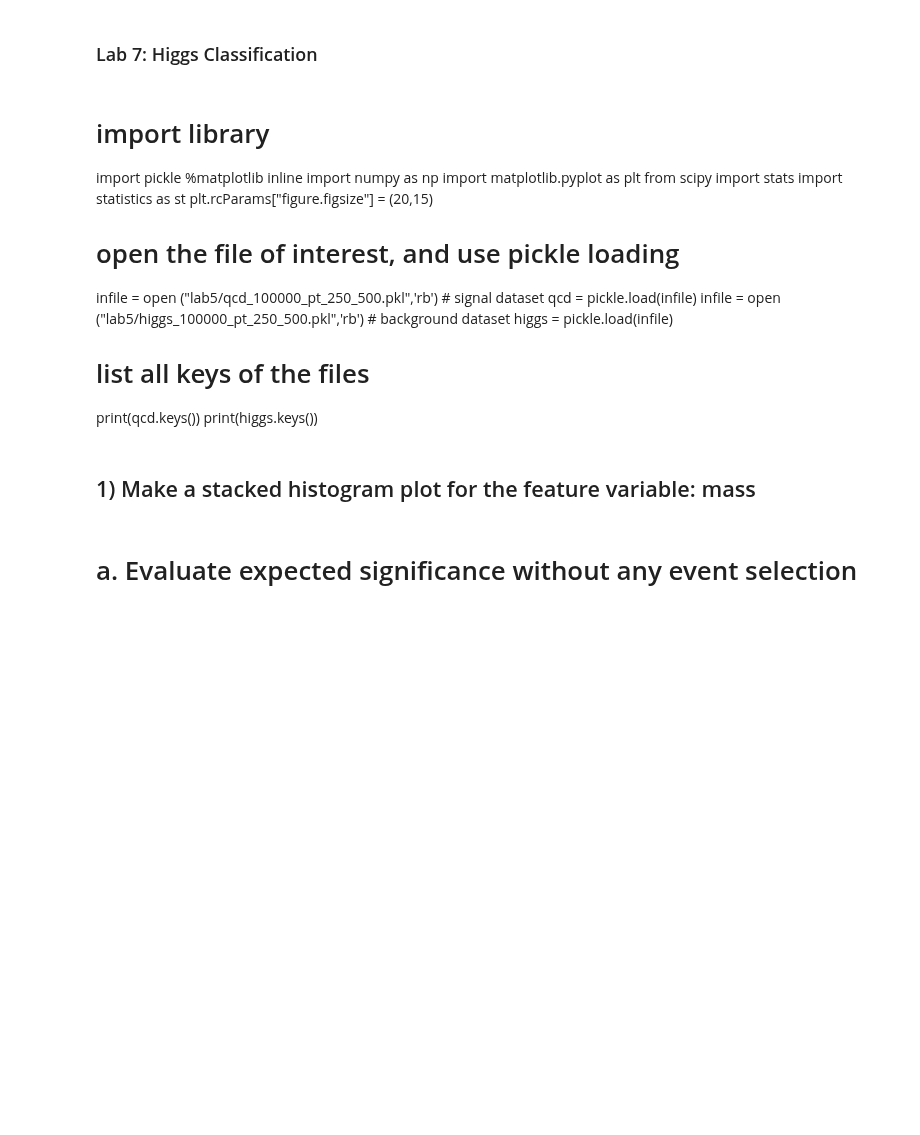
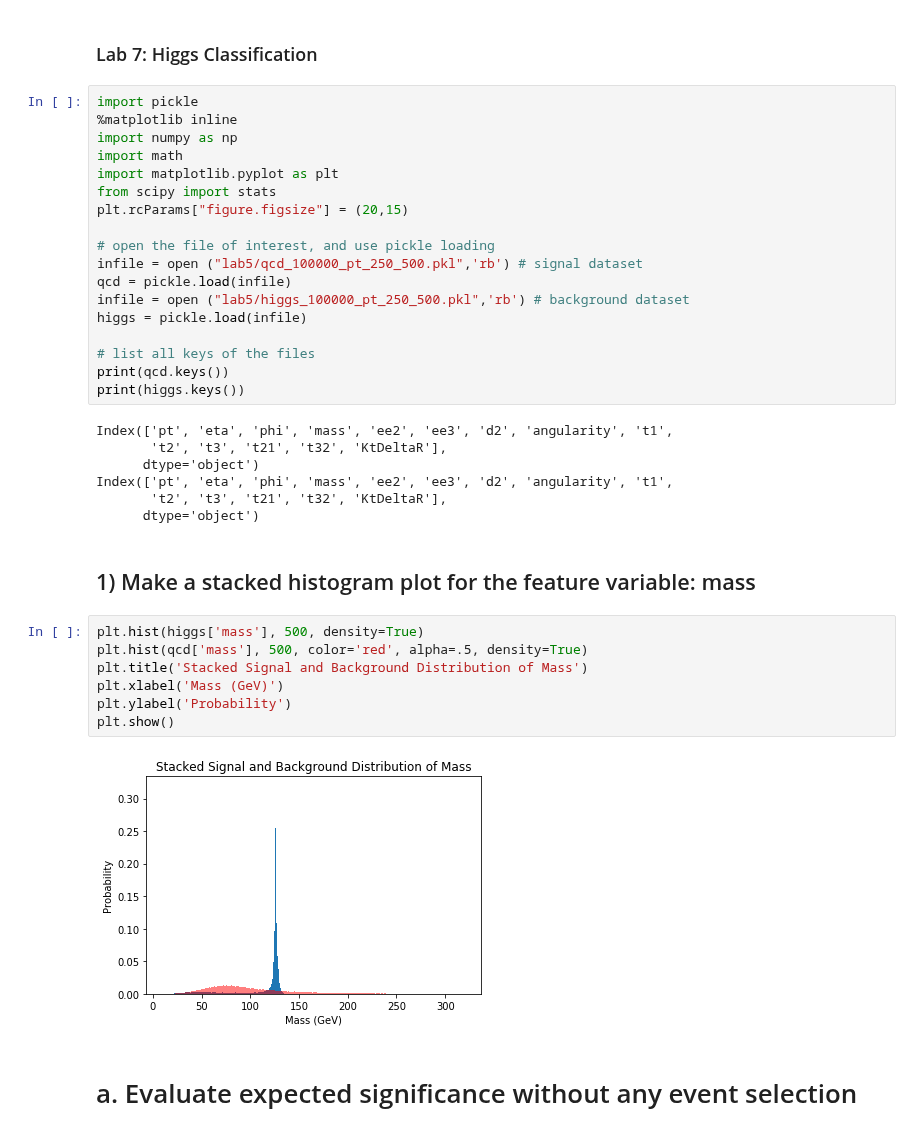
Before and after one commit to elocj/PHYS434, a Jupyter notebook: lab7/lab7.ipynb, the cells around one changed output. Saved outputs shown, nothing was run; the diff lists cells and outputs as text; blank space fills up the shorter version.

```diff
--- a/lab7/lab7.ipynb
+++ b/lab7/lab7.ipynb
@@ -1,25 +1,40 @@
 # %% [markdown]
 ### Lab 7: Higgs Classification
-# %% [markdown]
-# import library
-import pickle
-%matplotlib inline
-import numpy as np
-import matplotlib.pyplot as plt
-from scipy import stats
-import statistics as st
-plt.rcParams["figure.figsize"] = (20,15)
-
-# open the file of interest, and use pickle loading
-infile = open ("lab5/qcd_100000_pt_250_500.pkl",'rb') # signal dataset
-qcd = pickle.load(infile)
-infile = open ("lab5/higgs_100000_pt_250_500.pkl",'rb') # background dataset
-higgs = pickle.load(infile)
-
-# list all keys of the files
-print(qcd.keys())
-print(higgs.keys())
+# %%
+import pickle
+%matplotlib inline
+import numpy as np
+import math
+import matplotlib.pyplot as plt
+from scipy import stats
+plt.rcParams["figure.figsize"] = (20,15)
+
+# open the file of interest, and use pickle loading
+infile = open ("lab5/qcd_100000_pt_250_500.pkl",'rb') # signal dataset
+qcd = pickle.load(infile)
+infile = open ("lab5/higgs_100000_pt_250_500.pkl",'rb') # background dataset
+higgs = pickle.load(infile)
+
+# list all keys of the files
+print(qcd.keys())
+print(higgs.keys())
+# %% [output]
+Index(['pt', 'eta', 'phi', 'mass', 'ee2', 'ee3', 'd2', 'angularity', 't1',
+       't2', 't3', 't21', 't32', 'KtDeltaR'],
+      dtype='object')
+Index(['pt', 'eta', 'phi', 'mass', 'ee2', 'ee3', 'd2', 'angularity', 't1',
+       't2', 't3', 't21', 't32', 'KtDeltaR'],
+      dtype='object')
 # %% [markdown]
 ## 1) Make a stacked histogram plot for the feature variable: mass
+# %%
+plt.hist(higgs['mass'], 500, density=True)
+plt.hist(qcd['mass'], 500, color='red', alpha=.5, density=True)
+plt.title('Stacked Signal and Background Distribution of Mass')
+plt.xlabel('Mass (GeV)')
+plt.ylabel('Probability')
+plt.show()
+# %% [output]
+[figure, added]
 # %% [markdown]
 # a. Evaluate expected significance without any event selection
```
Also changed, not shown: parts of 6 cells of this notebook.
